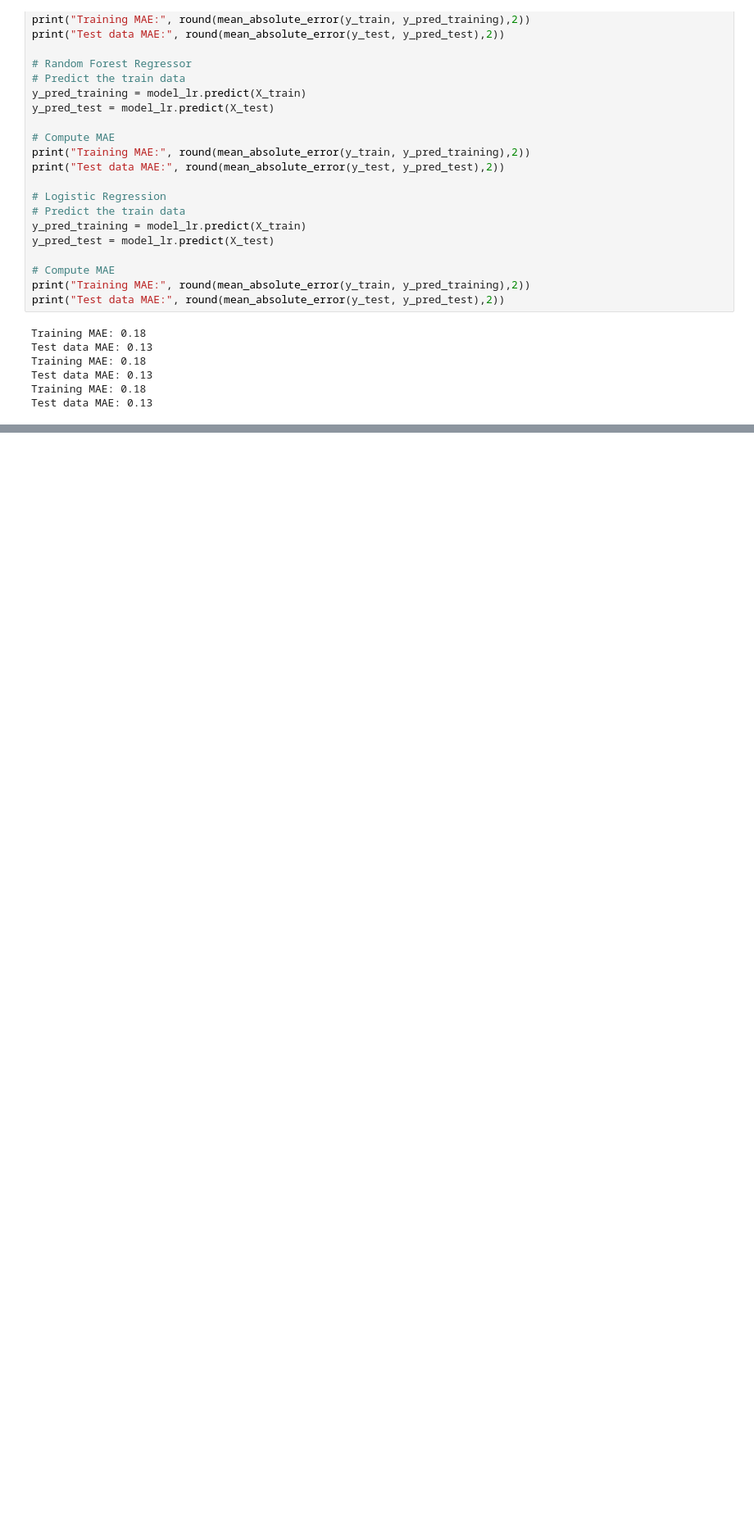
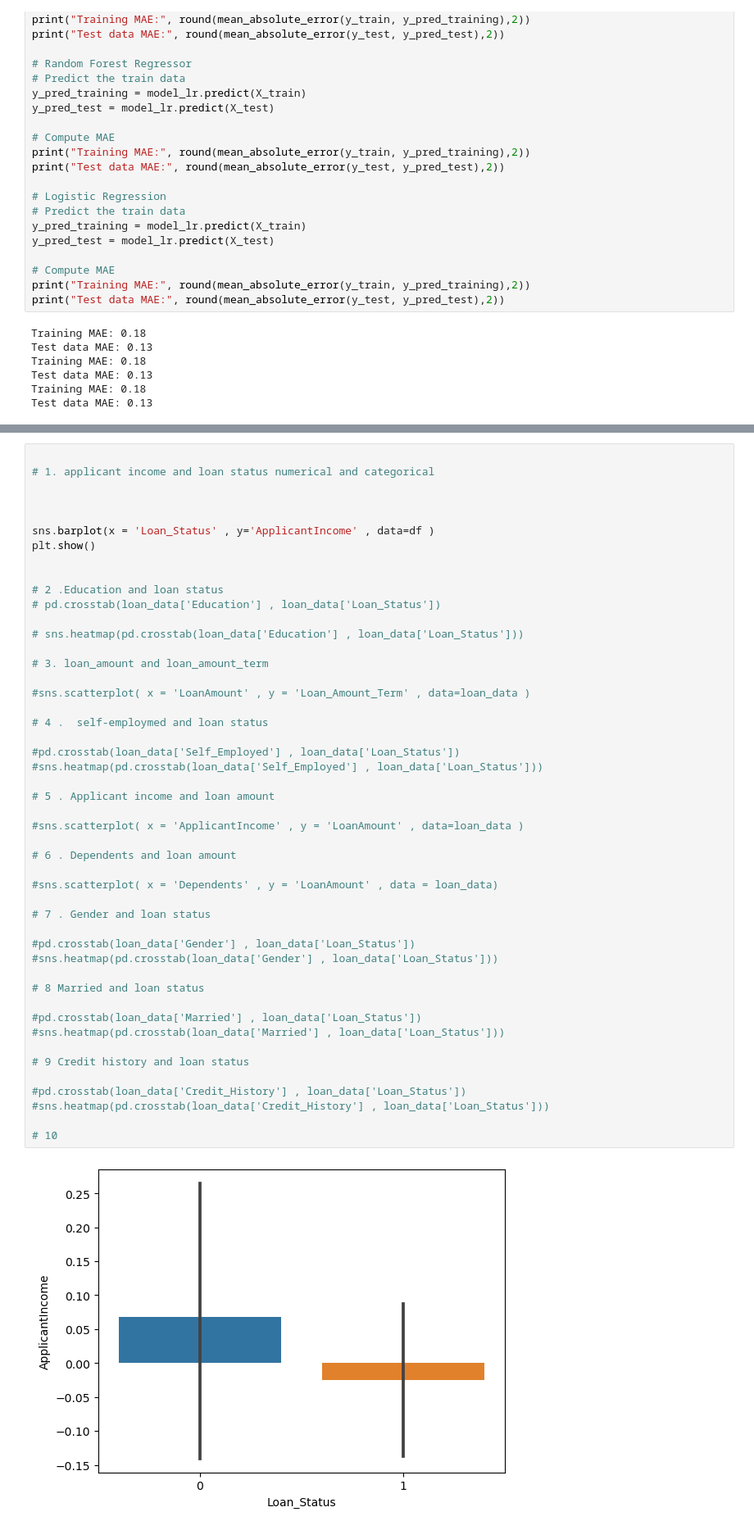
Before and after one commit to Triakshan/MLG382--Project1-Group-C-, a Jupyter notebook: MLG382- Project 1- Group C/notebooks/src/prepare_data.ipynb, the cells around one changed output, grey strips where cells are left out. Shown at 82% size. Drawn from its saved outputs; the diff is of its cells as text; blank space fills up the shorter version.

```diff
--- a/MLG382- Project 1- Group C/notebooks/src/prepare_data.ipynb
+++ b/MLG382- Project 1- Group C/notebooks/src/prepare_data.ipynb
@@ -551,0 +629,50 @@ Test data MAE: 0.13
+# %%
+
+# 1. applicant income and loan status numerical and categorical
+
+
+
+sns.barplot(x = 'Loan_Status' , y='ApplicantIncome' , data=df )
+plt.show()
+
+
+# 2 .Education and loan status
+# pd.crosstab(loan_data['Education'] , loan_data['Loan_Status'])
+
+# sns.heatmap(pd.crosstab(loan_data['Education'] , loan_data['Loan_Status']))
+
+# 3. loan_amount and loan_amount_term
+
+#sns.scatterplot( x = 'LoanAmount' , y = 'Loan_Amount_Term' , data=loan_data )
+
+# 4 .  self-employmed and loan status
+
+#pd.crosstab(loan_data['Self_Employed'] , loan_data['Loan_Status'])
+#sns.heatmap(pd.crosstab(loan_data['Self_Employed'] , loan_data['Loan_Status']))
+
+# 5 . Applicant income and loan amount
+
+#sns.scatterplot( x = 'ApplicantIncome' , y = 'LoanAmount' , data=loan_data )
+
+# 6 . Dependents and loan amount
+
+#sns.scatterplot( x = 'Dependents' , y = 'LoanAmount' , data = loan_data)
+
+# 7 . Gender and loan status
+
+#pd.crosstab(loan_data['Gender'] , loan_data['Loan_Status'])
+#sns.heatmap(pd.crosstab(loan_data['Gender'] , loan_data['Loan_Status']))
+
+# 8 Married and loan status
+
+#pd.crosstab(loan_data['Married'] , loan_data['Loan_Status'])
+#sns.heatmap(pd.crosstab(loan_data['Married'] , loan_data['Loan_Status']))
+
+# 9 Credit history and loan status
+
+#pd.crosstab(loan_data['Credit_History'] , loan_data['Loan_Status'])
+#sns.heatmap(pd.crosstab(loan_data['Credit_History'] , loan_data['Loan_Status']))
+
+# 10
+# %% [output]
+[figure, added]
```
Also changed, not shown: parts of 16 cells of this notebook.
